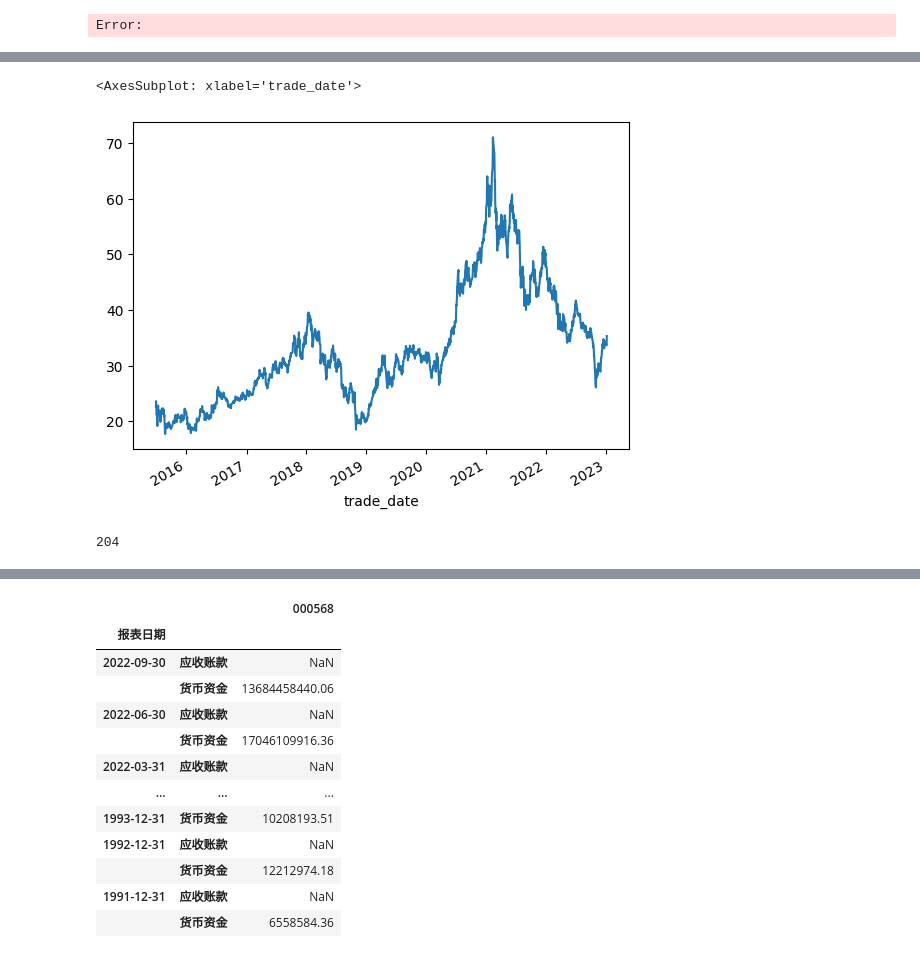
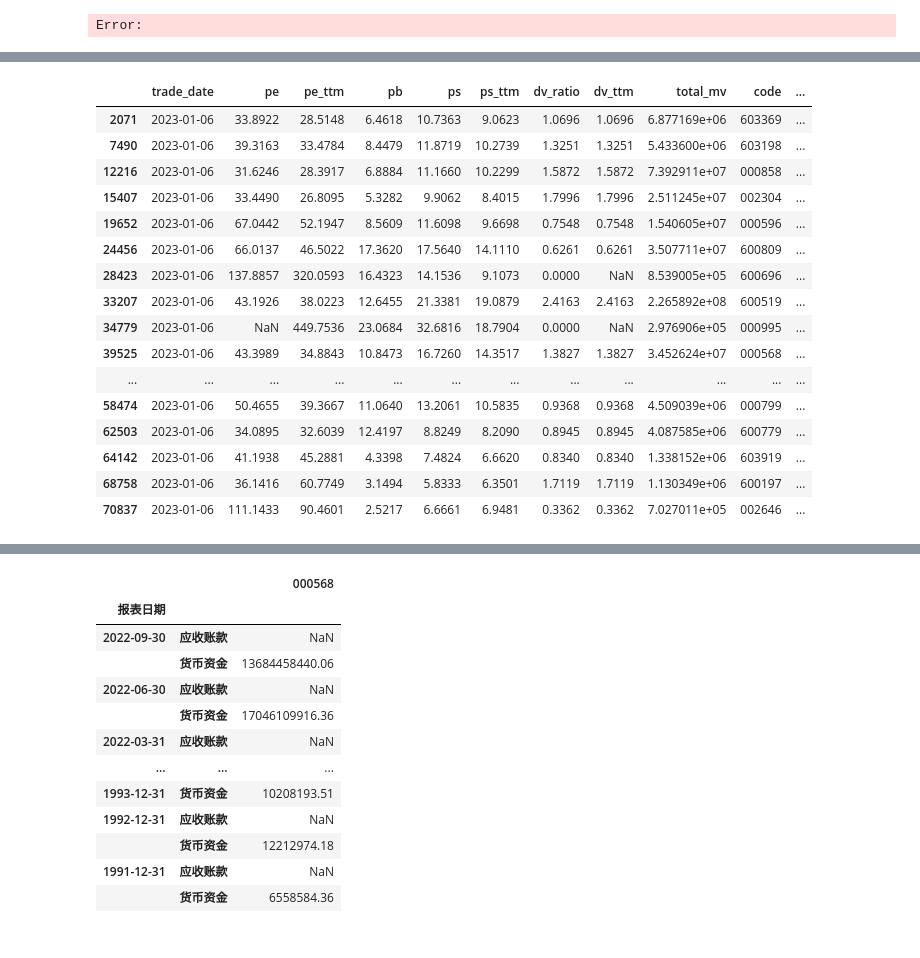
Before and after one commit to steven-xian/example, a Jupyter notebook: learn_python/finance/akshare_demo.ipynb, the cells around one changed output, grey strips where cells are left out. Saved outputs shown, nothing was run; the diff lists cells and outputs as text; code cells hidden in the pictures.

```diff
--- a/learn_python/finance/akshare_demo.ipynb
+++ b/learn_python/finance/akshare_demo.ipynb
@@ -140,9 +113,0 @@ pe_ttm = mv_sum / profit_sum
-# %%
-pe_ttm.plot(kind='line')
-# %% [output]
-<AxesSubplot: xlabel='trade_date'>
-[figure, removed]
-# %%
-print(len())
-# %% [output]
-204
@@ -148,0 +148,22 @@ print(len())
+# %%
+import datetime
+
+all_stock[all_stock['trade_date'] == datetime.date(2023, 1, 6)]
+# %% [output]
+|  | trade_date | pe | pe_ttm | pb | ps | ps_ttm | dv_ratio | dv_ttm | total_mv | code | ... |
+| 2071 | 2023-01-06 | 33.8922 | 28.5148 | 6.4618 | 10.7363 | 9.0623 | 1.0696 | 1.0696 | 6.877169e+06 | 603369 | ... |
+| 7490 | 2023-01-06 | 39.3163 | 33.4784 | 8.4479 | 11.8719 | 10.2739 | 1.3251 | 1.3251 | 5.433600e+06 | 603198 | ... |
+| 12216 | 2023-01-06 | 31.6246 | 28.3917 | 6.8884 | 11.1660 | 10.2299 | 1.5872 | 1.5872 | 7.392911e+07 | 000858 | ... |
+| 15407 | 2023-01-06 | 33.4490 | 26.8095 | 5.3282 | 9.9062 | 8.4015 | 1.7996 | 1.7996 | 2.511245e+07 | 002304 | ... |
+| 19652 | 2023-01-06 | 67.0442 | 52.1947 | 8.5609 | 11.6098 | 9.6698 | 0.7548 | 0.7548 | 1.540605e+07 | 000596 | ... |
+| 24456 | 2023-01-06 | 66.0137 | 46.5022 | 17.3620 | 17.5640 | 14.1110 | 0.6261 | 0.6261 | 3.507711e+07 | 600809 | ... |
+| 28423 | 2023-01-06 | 137.8857 | 320.0593 | 16.4323 | 14.1536 | 9.1073 | 0.0000 | NaN | 8.539005e+05 | 600696 | ... |
+| 33207 | 2023-01-06 | 43.1926 | 38.0223 | 12.6455 | 21.3381 | 19.0879 | 2.4163 | 2.4163 | 2.265892e+08 | 600519 | ... |
+| 34779 | 2023-01-06 | NaN | 449.7536 | 23.0684 | 32.6816 | 18.7904 | 0.0000 | NaN | 2.976906e+05 | 000995 | ... |
+| 39525 | 2023-01-06 | 43.3989 | 34.8843 | 10.8473 | 16.7260 | 14.3517 | 1.3827 | 1.3827 | 3.452624e+07 | 000568 | ... |
+| ... | ... | ... | ... | ... | ... | ... | ... | ... | ... | ... | ... |
+| 58474 | 2023-01-06 | 50.4655 | 39.3667 | 11.0640 | 13.2061 | 10.5835 | 0.9368 | 0.9368 | 4.509039e+06 | 000799 | ... |
+| 62503 | 2023-01-06 | 34.0895 | 32.6039 | 12.4197 | 8.8249 | 8.2090 | 0.8945 | 0.8945 | 4.087585e+06 | 600779 | ... |
+| 64142 | 2023-01-06 | 41.1938 | 45.2881 | 4.3398 | 7.4824 | 6.6620 | 0.8340 | 0.8340 | 1.338152e+06 | 603919 | ... |
+| 68758 | 2023-01-06 | 36.1416 | 60.7749 | 3.1494 | 5.8333 | 6.3501 | 1.7119 | 1.7119 | 1.130349e+06 | 600197 | ... |
+| 70837 | 2023-01-06 | 111.1433 | 90.4601 | 2.5217 | 6.6661 | 6.9481 | 0.3362 | 0.3362 | 7.027011e+05 | 002646 | ... |
```
Also changed, not shown: parts of 6 cells of this notebook, 2 other files.
